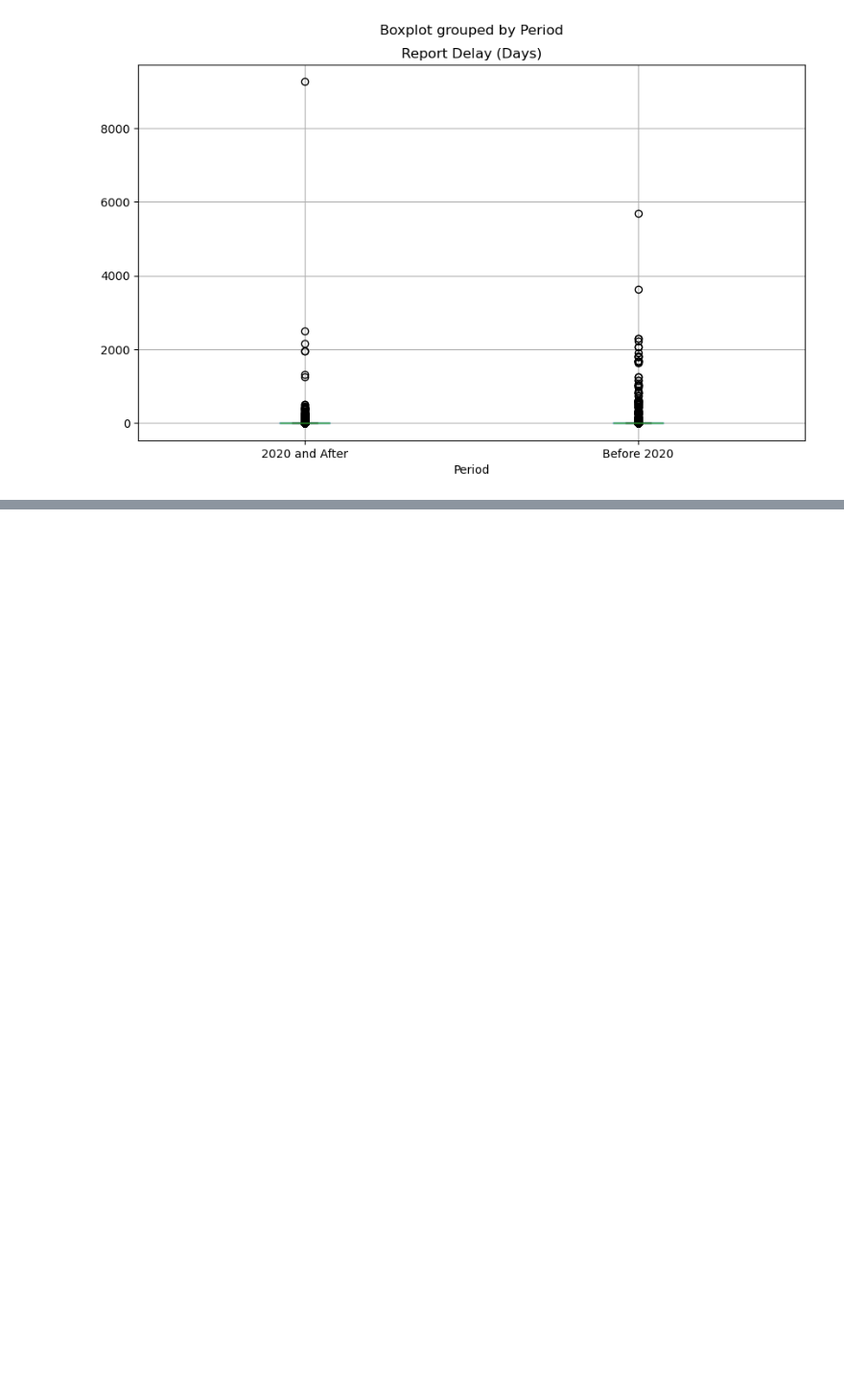
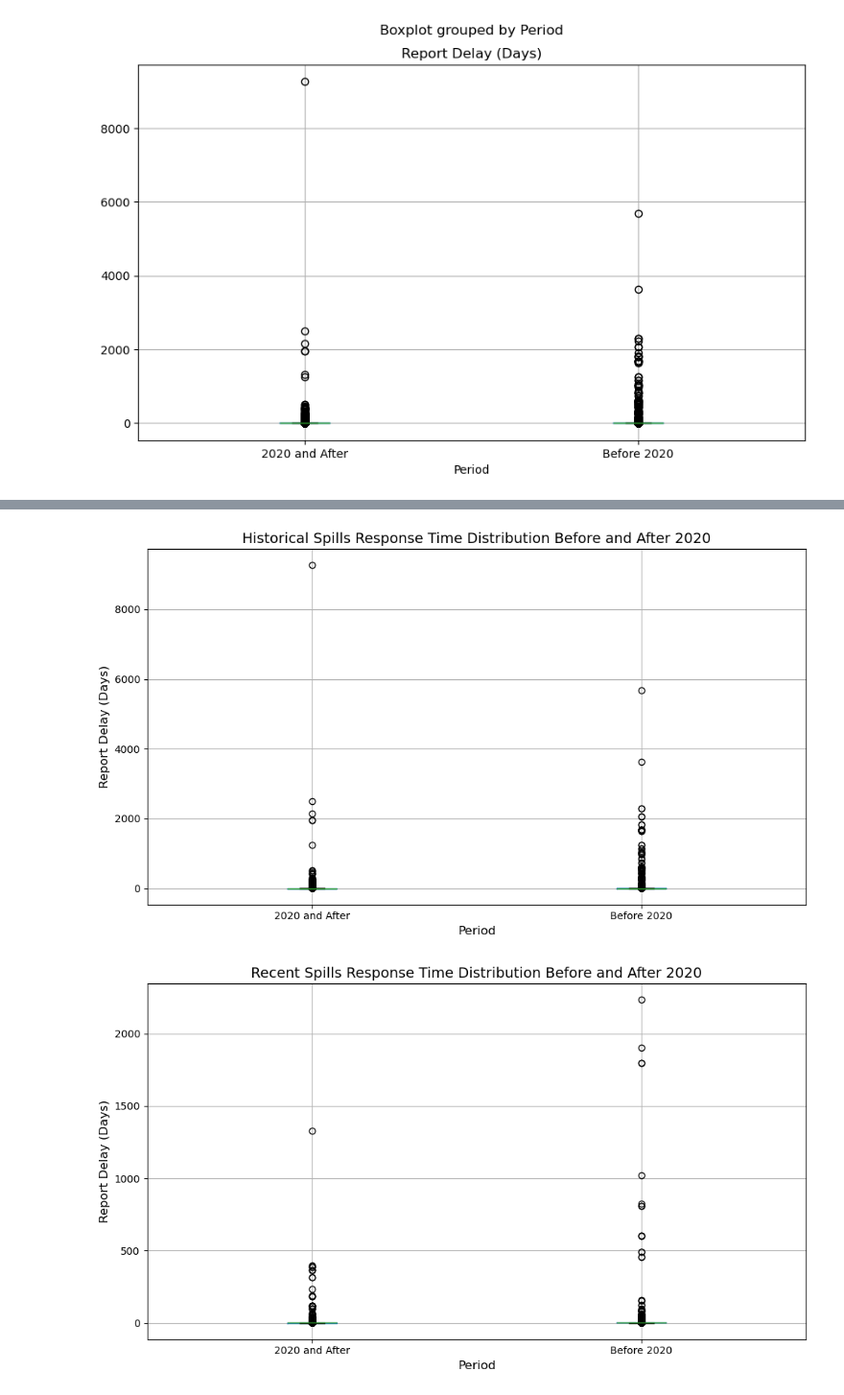
Before and after one commit to dadams-AU/colorado_spills, a Jupyter notebook: analysis/analysis5.ipynb, the cells around one changed output, grey strips where cells are left out. Shown: that part at 96% size. Saved outputs shown, nothing was run; the diff lists cells and outputs as text; code cells hidden in the pictures; blank space fills up the shorter version.

```diff
--- a/analysis/analysis5.ipynb
+++ b/analysis/analysis5.ipynb
@@ -145,6 +186,15 @@ spills_gdf['Period'] = spills_gdf['Report Year'].apply(lambda x: 'Before 2020' i
 # Group by the new period column and calculate the mean response time
 response_time_summary = spills_gdf.groupby('Period')['Report Delay (Days)'].describe()
 print(response_time_summary)
+
+# Ensure the output directory exists
+output_dir = 'analysis/output'
+os.makedirs(output_dir, exist_ok=True)
+
+# Save the response time summary to a markdown file
+with open(os.path.join(output_dir, 'response_time_summary.md'), 'w') as f:
+    f.write("# Response Time Summary\n\n")
+    f.write(response_time_summary.to_markdown())
 # %% [output]
                  count       mean         std  min  25%  50%  75%     max
 Period
@@ -233,3 +350,49 @@ See the caveats in the documentation: https://pandas.pydata.org/pandas-docs/stab
+# %%
+import os
+
+# Ensure the output directory exists
+output_dir = 'analysis/output'
+os.makedirs(output_dir, exist_ok=True)
+
+# Save the t-test results to a markdown file
+with open(os.path.join(output_dir, 't_test_results.md'), 'w') as f:
+    f.write(f"## T-Test Results for Historical Spills\n")
+    f.write(f"T-Statistic: {t_stat_historical:.4f}\n")
+    f.write(f"P-Value: {p_value_historical:.4f}\n")
+    if p_value_historical < 0.05:
+        f.write('The difference in response time for historical spills is statistically significant.\n')
+    else:
+        f.write('The difference in response time for historical spills is not statistically significant.\n')
+
+    f.write(f"\n## T-Test Results for Recent Spills\n")
+    f.write(f"T-Statistic: {t_stat_recent:.4f}\n")
+    f.write(f"P-Value: {p_value_recent:.4f}\n")
+    if p_value_recent < 0.05:
+        f.write('The difference in response time for recent spills is statistically significant.\n')
+    else:
+        f.write('The difference in response time for recent spills is not statistically significant.\n')
+
+# Create and save the plots
+fig, ax = plt.subplots(figsize=(10, 6))
+historical_spills.boxplot(column='Report Delay (Days)', by='Period', ax=ax)
+ax.set_title('Historical Spills Response Time Distribution Before and After 2020', fontsize=14)
+ax.set_xlabel('Period', fontsize=12)
+ax.set_ylabel('Report Delay (Days)', fontsize=12)
+plt.suptitle('')
+plt.tight_layout()
+plt.savefig(os.path.join(output_dir, 'historical_spills_response_time_distribution.png'))
+
+fig, ax = plt.subplots(figsize=(10, 6))
+recent_spills.boxplot(column='Report Delay (Days)', by='Period', ax=ax)
+ax.set_title('Recent Spills Response Time Distribution Before and After 2020', fontsize=14)
+ax.set_xlabel('Period', fontsize=12)
+ax.set_ylabel('Report Delay (Days)', fontsize=12)
+plt.suptitle('')
+plt.tight_layout()
+plt.savefig(os.path.join(output_dir, 'recent_spills_response_time_distribution.png'))
+# %% [output]
+[figure, added]
+[figure, added]
 # %%
 # t-test for the difference in response time before and after 2020 for historical spills
 historical_before_2020 = historical_spills[historical_spills['Period'] == 'Before 2020']['Report Delay (Days)']
```
Also changed, not shown: parts of 11 cells of this notebook, 13 other files.
